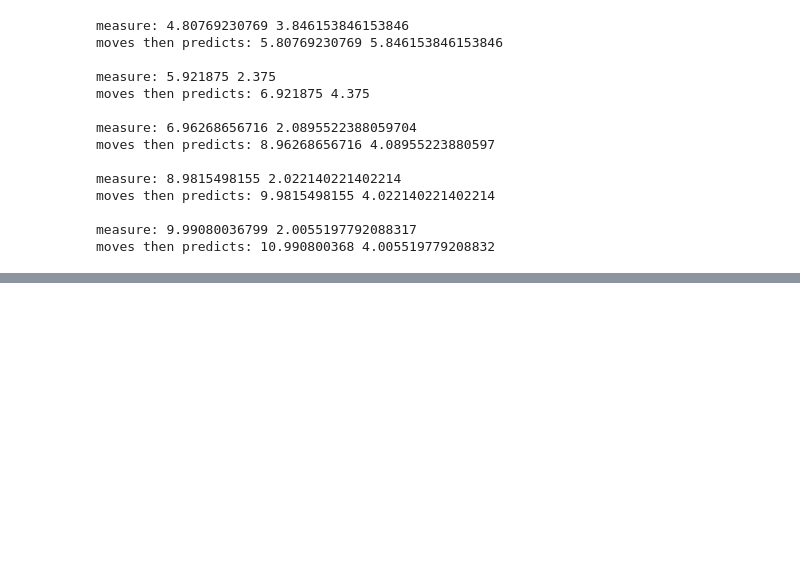
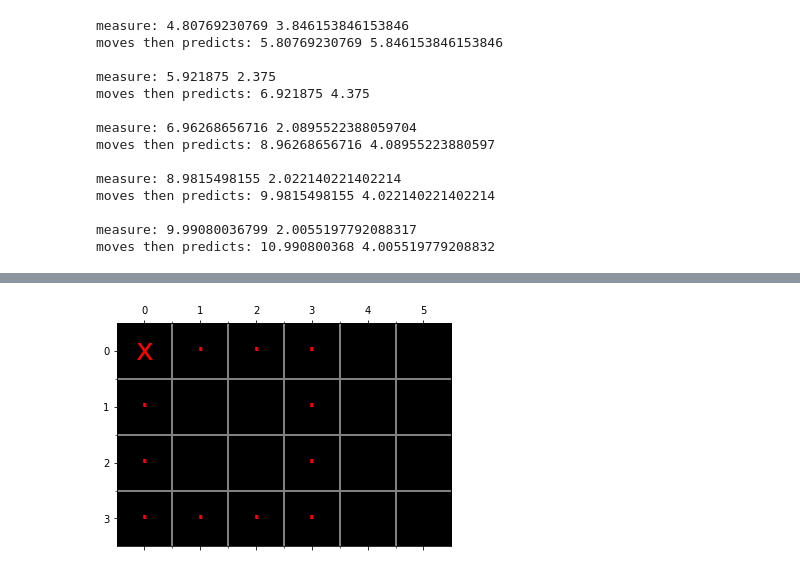
Before and after one commit to vincefav/bayes, a Jupyter notebook: Probability.ipynb, the cells around one changed output, grey strips where cells are left out. Cells and saved outputs as stored; diff of their text form; code cells hidden in the pictures; blank space fills up the shorter version.

```diff
--- a/Probability.ipynb
+++ b/Probability.ipynb
@@ -1043,0 +1309,8 @@ moves then predicts: 10.990800368 4.005519779208832
+# %%
+carla.turn_right()
+carla.move()
+carla.move()
+carla.move()
+carla.display_world()
+# %% [output]
+[figure, added]
```
Also changed, not shown: parts of 18 cells of this notebook.
